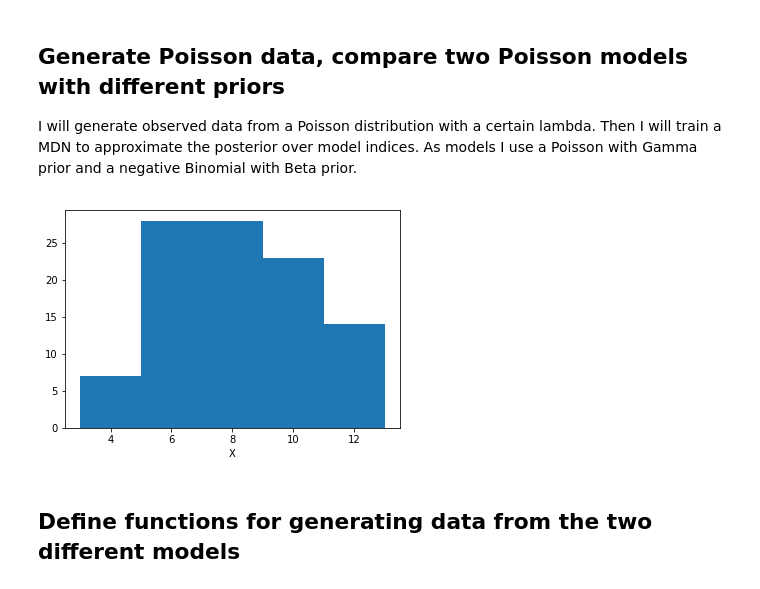
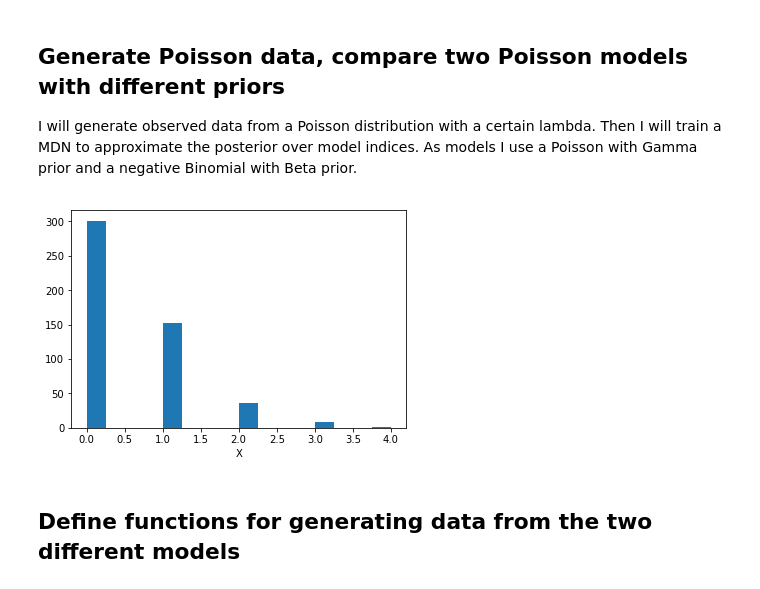
Before and after one commit to janfb/mcabc, a Jupyter notebook: ModelComparison_poisson_priors.ipynb, the cells around one changed output. Cells and saved outputs as stored; diff of their text form; code cells hidden in the pictures.

```diff
--- a/ModelComparison_poisson_priors.ipynb
+++ b/ModelComparison_poisson_priors.ipynb
@@ -15,22 +16,22 @@ import scipy
 
 I will generate observed data from a Poisson distribution with a certain lambda. Then I will train a MDN to approximate the posterior over model indices. As models I use a Poisson with Gamma prior and a negative Binomial with Beta prior.
 # %%
-N = 100  # size of toy data
-true_lam = 8.
+N = 500  # size of toy data
+true_lam = .5
 
 # set prior parameters
-shapes = [9., 1.]
-scales = [.5, 2.]
+shapes = [1., 9.]
+scales = [2., .5]
 
 
 X_o = np.random.poisson(lam=true_lam, size=N)
 
 X_var = Variable(torch.Tensor(X_o.astype(float)))
 
-plt.hist(X_o, bins=5);
+plt.hist(X_o, bins='auto');
 plt.xlabel('X');
 # %% [output]
-[figure, old version]
+[figure, new version]
 # %% [markdown]
 ## Define functions for generating data from the two different models
 # %%
```
Also changed, not shown: parts of 18 cells of this notebook, 2 other files.
